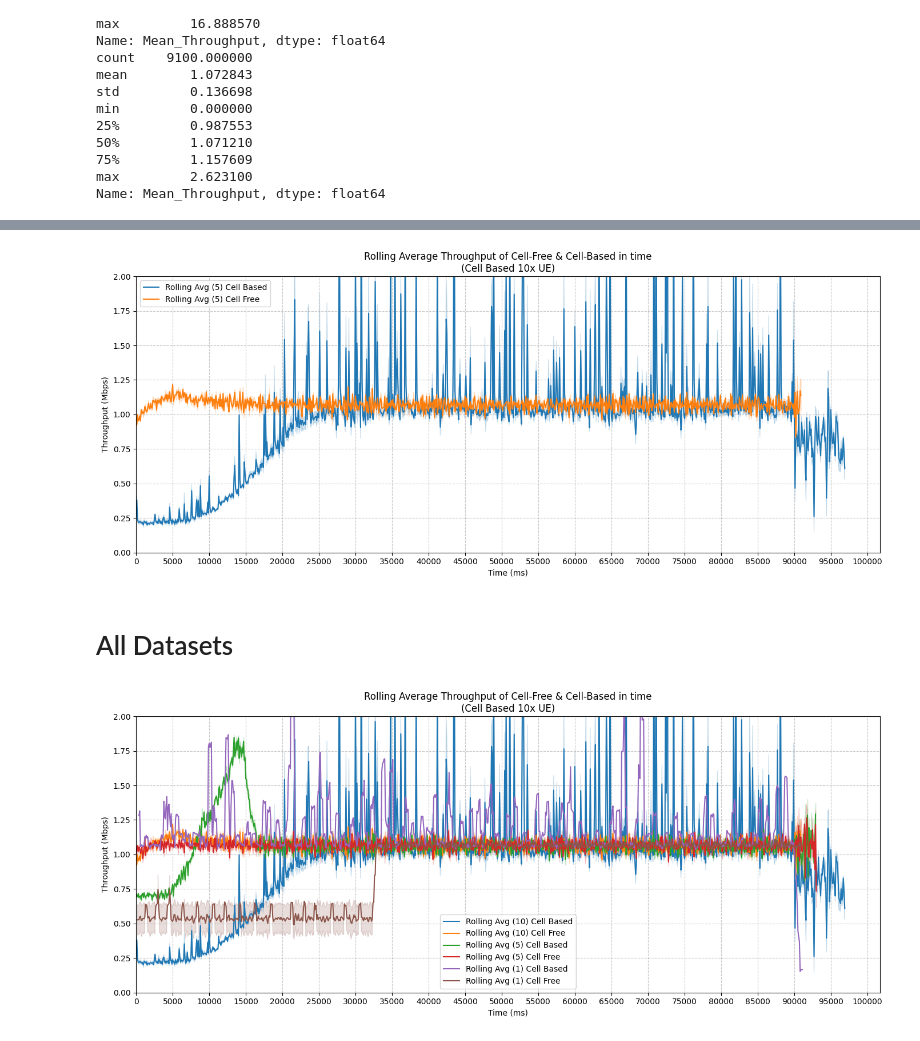
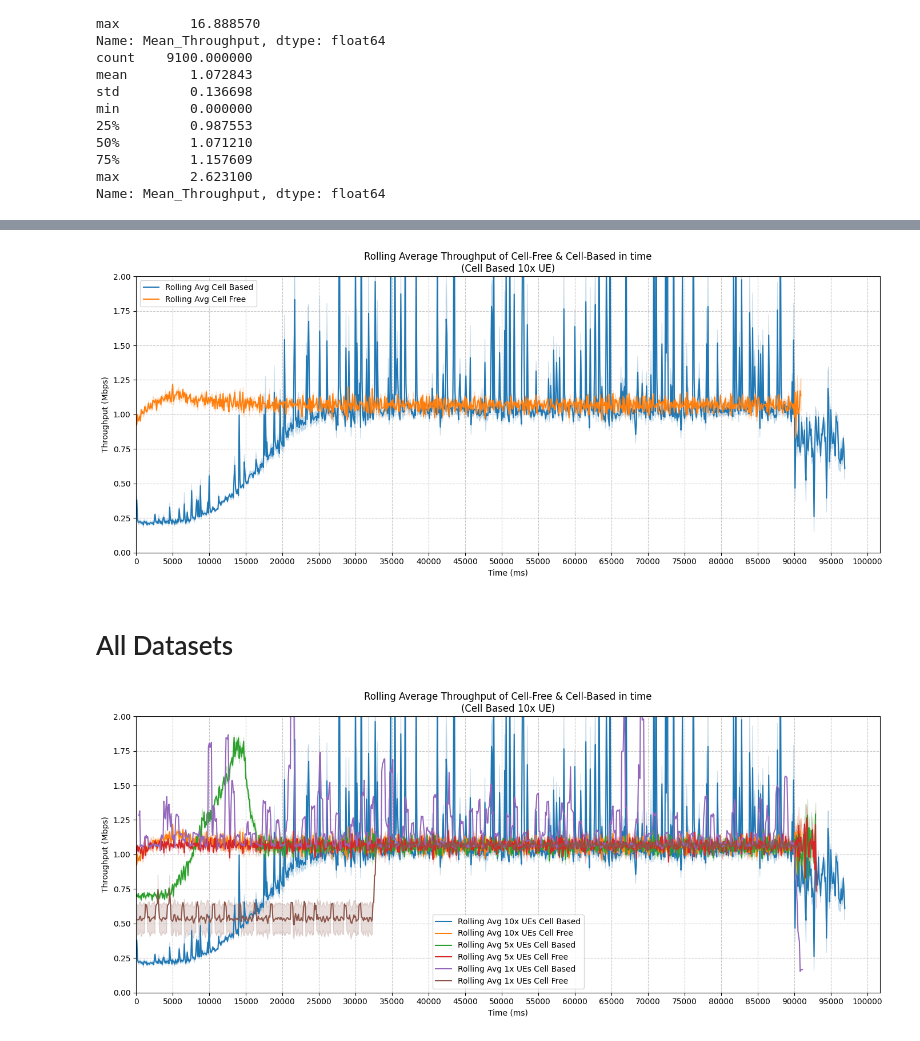
Before and after one commit to Surpr1se0/OAI-tests, a Jupyter notebook: scripts/ue-aggr.ipynb, the cells around one changed output, grey strips where cells are left out. Cells and saved outputs as stored; diff of their text form; code cells hidden in the pictures.

```diff
--- a/scripts/ue-aggr.ipynb
+++ b/scripts/ue-aggr.ipynb
@@ -362,20 +356,18 @@ plt.show()
 # %%
 # Round of throughput values to 3 decimal places
 df_cb_10["Mean_Throughput"] = df_cb_10["Mean_Throughput"].round(3)
-
 # Calculate rolling average with a window of 5
 df_cb_10["Rolling Avg (Mbps)"] = df_cb_10["Mean_Throughput"].rolling(window=5).mean()
 
 # Round of throughput values to 3 decimal places
 df_cf_10["Mean_Throughput"] = df_cf_10["Mean_Throughput"].round(3)
-
 # Calculate rolling average with a window of 5
 df_cf_10["Rolling Avg (Mbps)"] = df_cf_10["Mean_Throughput"].rolling(window=5).mean()
 
 # Graphic of Throughput and Rolling Average
 plt.figure(figsize=(14, 6))
-sns.lineplot(x="Time_ms", y="Rolling Avg (Mbps)", data=df_cb_10, label="Rolling Avg (5) Cell Based")
-sns.lineplot(x="Time_ms", y="Rolling Avg (Mbps)", data=df_cf_10, label="Rolling Avg (5) Cell Free")
+sns.lineplot(x="Time_ms", y="Rolling Avg (Mbps)", data=df_cb_10, label="Rolling Avg Cell Based")
+sns.lineplot(x="Time_ms", y="Rolling Avg (Mbps)", data=df_cf_10, label="Rolling Avg Cell Free")
 plt.title("Rolling Average Throughput of Cell-Free & Cell-Based in time\n(Cell Based 10x UE)")
 plt.xlabel("Time (ms)")
 plt.ylabel("Throughput (Mbps)")
@@ -389,7 +381,7 @@ plt.grid(True, linestyle='--', alpha=0.7)
 plt.tight_layout()
 plt.show()
 # %% [output]
-[figure, old version]
+[figure, new version]
 # %% [markdown]
 # All Datasets
 # %%
@@ -399,37 +391,37 @@ df_cb_1["Rolling Avg (Mbps)"] = df_cb_1["Mean_Throughput"].rolling(window=5).mea
 df_cf_1["Mean_Throughput"] = df_cf_1["Mean_Throughput"].round(3)
 df_cf_1["Rolling Avg (Mbps)"] = df_cf_1["Mean_Throughput"].rolling(window=5).mean()
 
 # Round of throughput values to 3 decimal places
 df_cb_5["Mean_Throughput"] = df_cb_5["Mean_Throughput"].round(3)
 df_cb_5["Rolling Avg (Mbps)"] = df_cb_5["Mean_Throughput"].rolling(window=5).mean()
 df_cf_5["Mean_Throughput"] = df_cf_5["Mean_Throughput"].round(3)
 df_cf_5["Rolling Avg (Mbps)"] = df_cf_5["Mean_Throughput"].rolling(window=5).mean()
 
 # Round of throughput values to 3 decimal places
 df_cb_10["Mean_Throughput"] = df_cb_10["Mean_Throughput"].round(3)
 df_cb_10["Rolling Avg (Mbps)"] = df_cb_10["Mean_Throughput"].rolling(window=5).mean()
 df_cf_10["Mean_Throughput"] = df_cf_10["Mean_Throughput"].round(3)
 df_cf_10["Rolling Avg (Mbps)"] = df_cf_10["Mean_Throughput"].rolling(window=5).mean()
 
 # Graphic of Throughput and Rolling Average
 plt.figure(figsize=(14, 6))
-sns.lineplot(x="Time_ms", y="Rolling Avg (Mbps)", data=df_cb_10, label="Rolling Avg (10) Cell Based")
-sns.lineplot(x="Time_ms", y="Rolling Avg (Mbps)", data=df_cf_10, label="Rolling Avg (10) Cell Free")
-sns.lineplot(x="Time_ms", y="Rolling Avg (Mbps)", data=df_cb_5, label="Rolling Avg (5) Cell Based")
-sns.lineplot(x="Time_ms", y="Rolling Avg (Mbps)", data=df_cf_5, label="Rolling Avg (5) Cell Free")
-sns.lineplot(x="Time_ms", y="Rolling Avg (Mbps)", data=df_cb_1, label="Rolling Avg (1) Cell Based")
-sns.lineplot(x="Time_ms", y="Rolling Avg (Mbps)", data=df_cf_1, label="Rolling Avg (1) Cell Free")
+sns.lineplot(x="Time_ms", y="Rolling Avg (Mbps)", data=df_cb_10, label="Rolling Avg 10x UEs Cell Based")
+sns.lineplot(x="Time_ms", y="Rolling Avg (Mbps)", data=df_cf_10, label="Rolling Avg 10x UEs Cell Free")
+sns.lineplot(x="Time_ms", y="Rolling Avg (Mbps)", data=df_cb_5, label="Rolling Avg 5x UEs Cell Based")
+sns.lineplot(x="Time_ms", y="Rolling Avg (Mbps)", data=df_cf_5, label="Rolling Avg 5x UEs Cell Free")
+sns.lineplot(x="Time_ms", y="Rolling Avg (Mbps)", data=df_cb_1, label="Rolling Avg 1x UEs Cell Based")
+sns.lineplot(x="Time_ms", y="Rolling Avg (Mbps)", data=df_cf_1, label="Rolling Avg 1x UEs Cell Free")
 plt.title("Rolling Average Throughput of Cell-Free & Cell-Based in time\n(Cell Based 10x UE)")
 plt.xlabel("Time (ms)")
 plt.ylabel("Throughput (Mbps)")
 plt.legend()
 
 plt.grid(True)
 plt.ylim(0, 2)
 plt.xlim(left=0)
 plt.gca().xaxis.set_major_locator(MultipleLocator(5000))
 plt.grid(True, linestyle='--', alpha=0.7)
 plt.tight_layout()
 plt.show()
 # %% [output]
-[figure, old version]
+[figure, new version]
```
Also changed, not shown: parts of 6 cells of this notebook.
